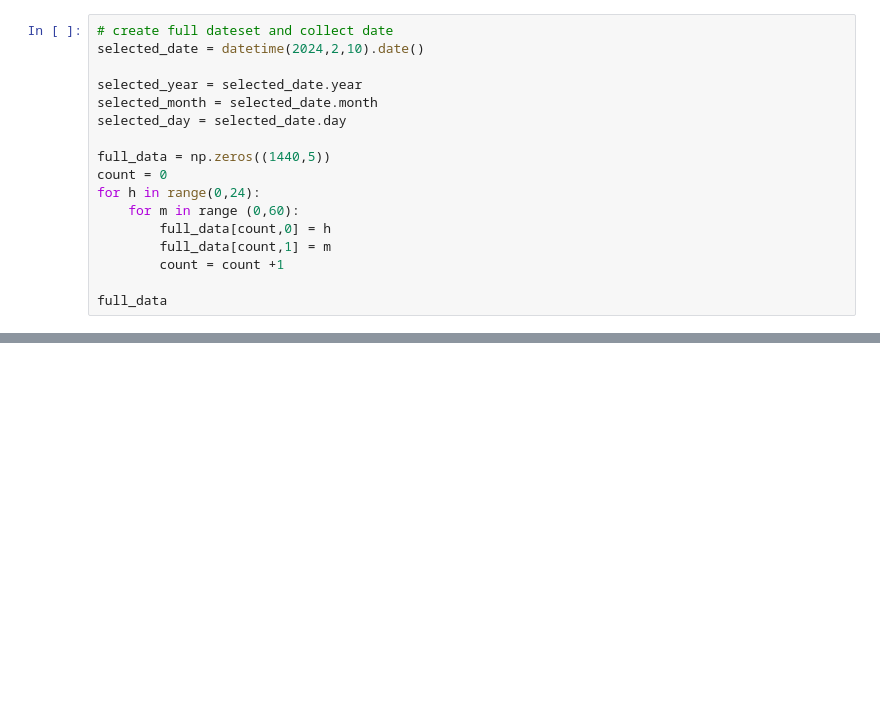
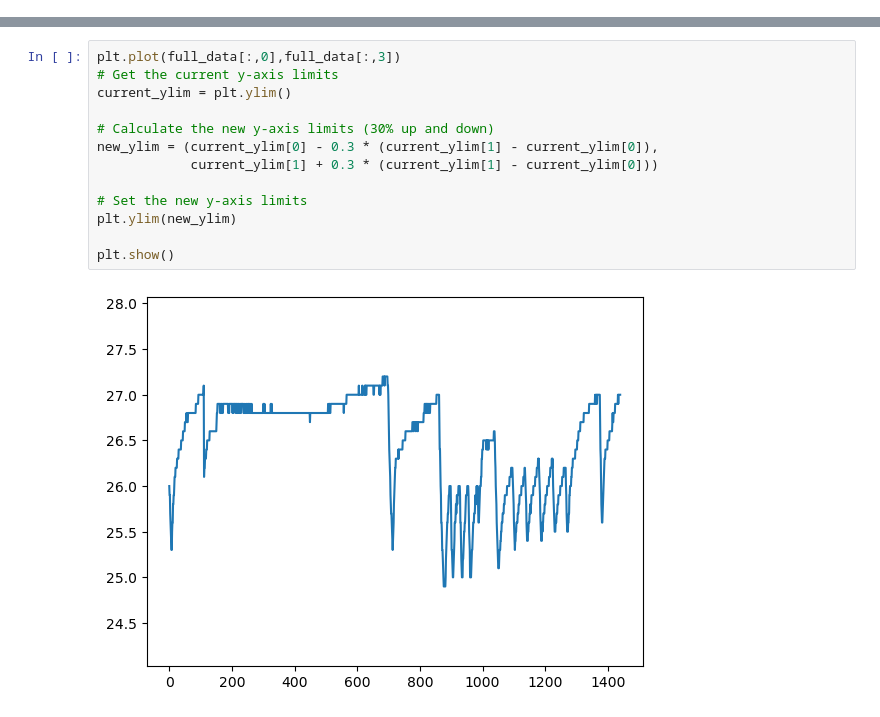
Before and after one commit to malithjkd/environmental_monitoring, a Jupyter notebook: testing/optimal_temperature_and_humidity_study.ipynb, the cells around one changed output, grey strips where cells are left out. Drawn from its saved outputs; the diff is of its cells as text; blank space fills up the shorter version.

Commit message:
creating plots using temp and humi data

```diff
--- a/testing/optimal_temperature_and_humidity_study.ipynb
+++ b/testing/optimal_temperature_and_humidity_study.ipynb
@@ -31,17 +39,0 @@ We have T&H data of last 3 days.
-# %%
-# create full dateset and collect date
-selected_date = datetime(2024,2,10).date()
-
-selected_year = selected_date.year
-selected_month = selected_date.month
-selected_day = selected_date.day
-
-full_data = np.zeros((1440,5))
-count = 0
-for h in range(0,24):
-    for m in range (0,60):
-        full_data[count,0] = h
-        full_data[count,1] = m
-        count = count +1
-
-full_data
@@ -100,0 +84,15 @@ plt.show()
+# %%
+plt.plot(full_data[:,0],full_data[:,3])
+# Get the current y-axis limits
+current_ylim = plt.ylim()
+
+# Calculate the new y-axis limits (30% up and down)
+new_ylim = (current_ylim[0] - 0.3 * (current_ylim[1] - current_ylim[0]),
+            current_ylim[1] + 0.3 * (current_ylim[1] - current_ylim[0]))
+
+# Set the new y-axis limits
+plt.ylim(new_ylim)
+
+plt.show()
+# %% [output]
+[figure, added]
```
Also changed, not shown: parts of 13 cells of this notebook.
